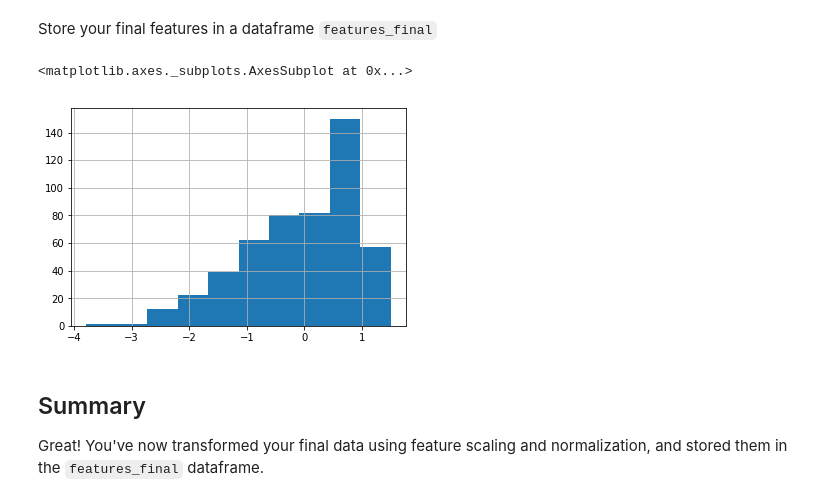
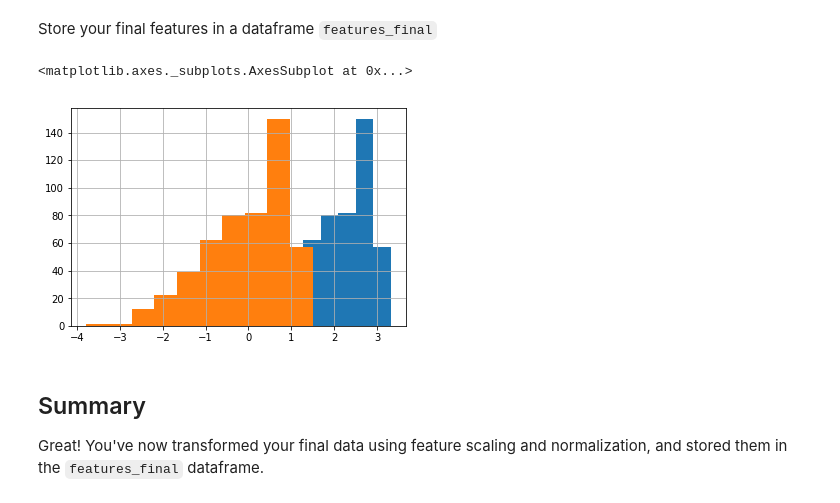
Before and after one commit to max-miller/dsc-feature-scaling-and-normalization-lab-nyc-ds-career-042219, a Jupyter notebook: index.ipynb, the cells around one changed output. Cells and saved outputs as stored; diff of their text form; code cells hidden in the pictures.

```diff
--- a/index.ipynb
+++ b/index.ipynb
@@ -69,17 +69,17 @@ Store your final features in a dataframe `features_final`
 # %%
 import numpy as np
 #boston_features['AGE'] = np.log(boston_features['AGE'])
 #boston_features['AGE'].hist()
 INDUS_norm = boston_features['INDUS']
 log_INDUS = np.log(INDUS_norm)
 #INDUS_norm = (INDUS_norm - INDUS_norm.mean())/(INDUS_norm.max()-INDUS_norm.min())
 logscaled_INDUS = (log_INDUS - np.mean(log_INDUS))/np.sqrt(np.var(log_INDUS))
 #INDUS_norm.hist()
-#log_INDUS.hist()
+log_INDUS.hist()
 logscaled_INDUS.hist()
 # %% [output]
 <matplotlib.axes._subplots.AxesSubplot at 0x...>
-[figure, old version]
+[figure, new version]
 # %% [markdown]
 ## Summary
 Great! You've now transformed your final data using feature scaling and normalization, and stored them in the `features_final` dataframe.
```
